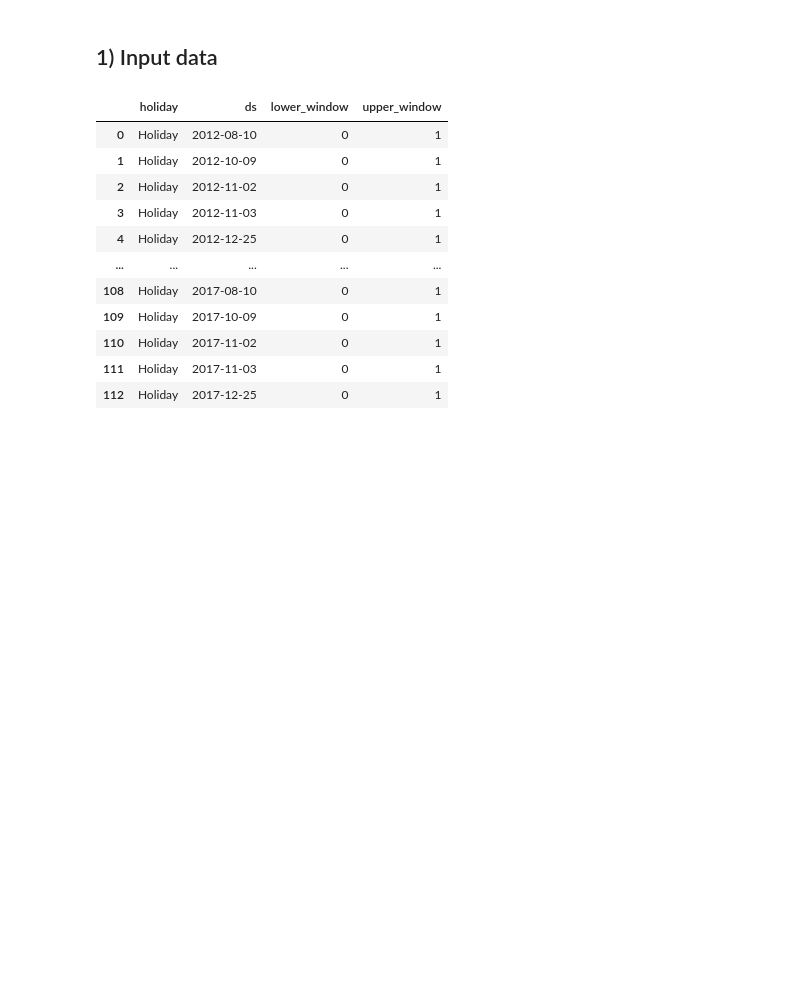
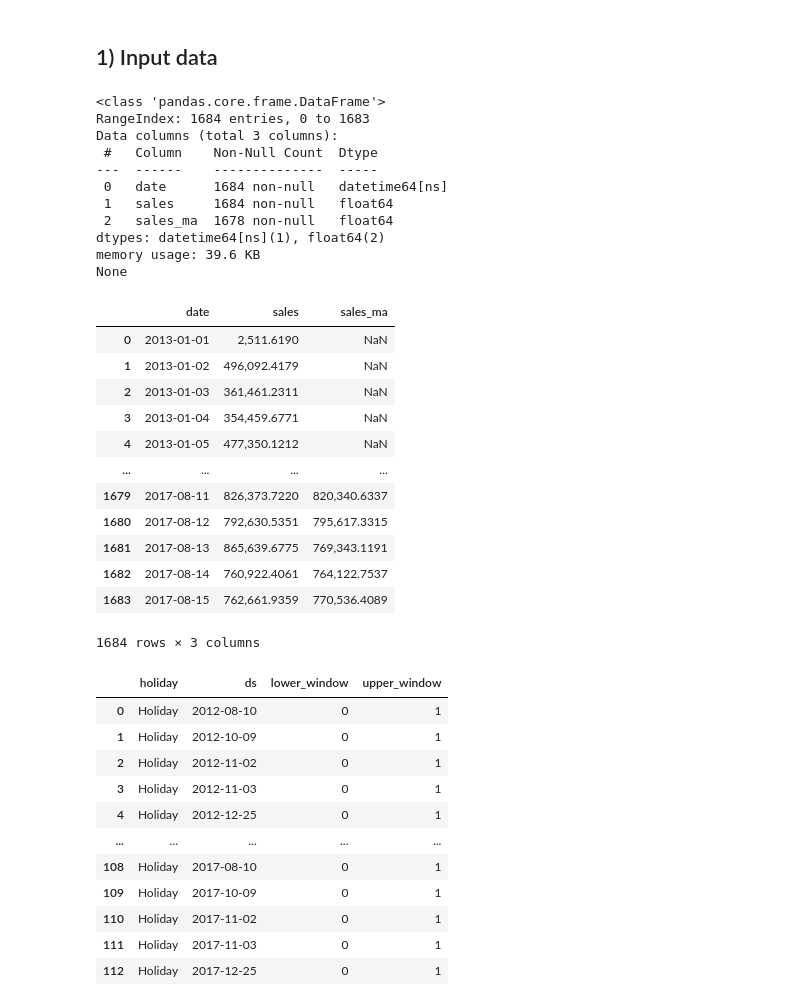
Before and after one commit to razielar/forecasting_retail-store, a Jupyter notebook: notebooks/prophet_forecast.ipynb, the cells around one changed output. Drawn from its saved outputs; the diff is of its cells as text; code cells hidden in the pictures; blank space fills up the shorter version.

```diff
--- a/notebooks/prophet_forecast.ipynb
+++ b/notebooks/prophet_forecast.ipynb
@@ -36,10 +34,35 @@ Prophet(seasonality_mode= "multiplicative", holidays= holiday_prophet)
 # %% [markdown]
 ## 1) Input data
 # %%
-# df_sales = pd.read_csv("../data/processed_dfs/df_sales.csv", parse_dates=['date'])
+df_sales = pd.read_csv("../data/processed_dfs/df_sales.csv", parse_dates=['date'])
 
-# print(df_sales.info())
-# df_sales
+print(df_sales.info())
+df_sales
+# %% [output]
+<class 'pandas.core.frame.DataFrame'>
+RangeIndex: 1684 entries, 0 to 1683
+Data columns (total 3 columns):
+ #   Column    Non-Null Count  Dtype
+---  ------    --------------  -----
+ 0   date      1684 non-null   datetime64[ns]
+ 1   sales     1684 non-null   float64
+ 2   sales_ma  1678 non-null   float64
+dtypes: datetime64[ns](1), float64(2)
+memory usage: 39.6 KB
+None
+|  | date | sales | sales_ma |
+| 0 | 2013-01-01 | 2,511.6190 | NaN |
+| 1 | 2013-01-02 | 496,092.4179 | NaN |
+| 2 | 2013-01-03 | 361,461.2311 | NaN |
+| 3 | 2013-01-04 | 354,459.6771 | NaN |
+| 4 | 2013-01-05 | 477,350.1212 | NaN |
+| ... | ... | ... | ... |
+| 1679 | 2017-08-11 | 826,373.7220 | 820,340.6337 |
+| 1680 | 2017-08-12 | 792,630.5351 | 795,617.3315 |
+| 1681 | 2017-08-13 | 865,639.6775 | 769,343.1191 |
+| 1682 | 2017-08-14 | 760,922.4061 | 764,122.7537 |
+| 1683 | 2017-08-15 | 762,661.9359 | 770,536.4089 |
+1684 rows × 3 columns
 # %%
 holiday_prophet = pd.read_csv("../data/processed_dfs/holidays_prophet.csv", parse_dates= ["ds"])
 holiday_prophet
```
Also changed, not shown: parts of 5 cells of this notebook.
